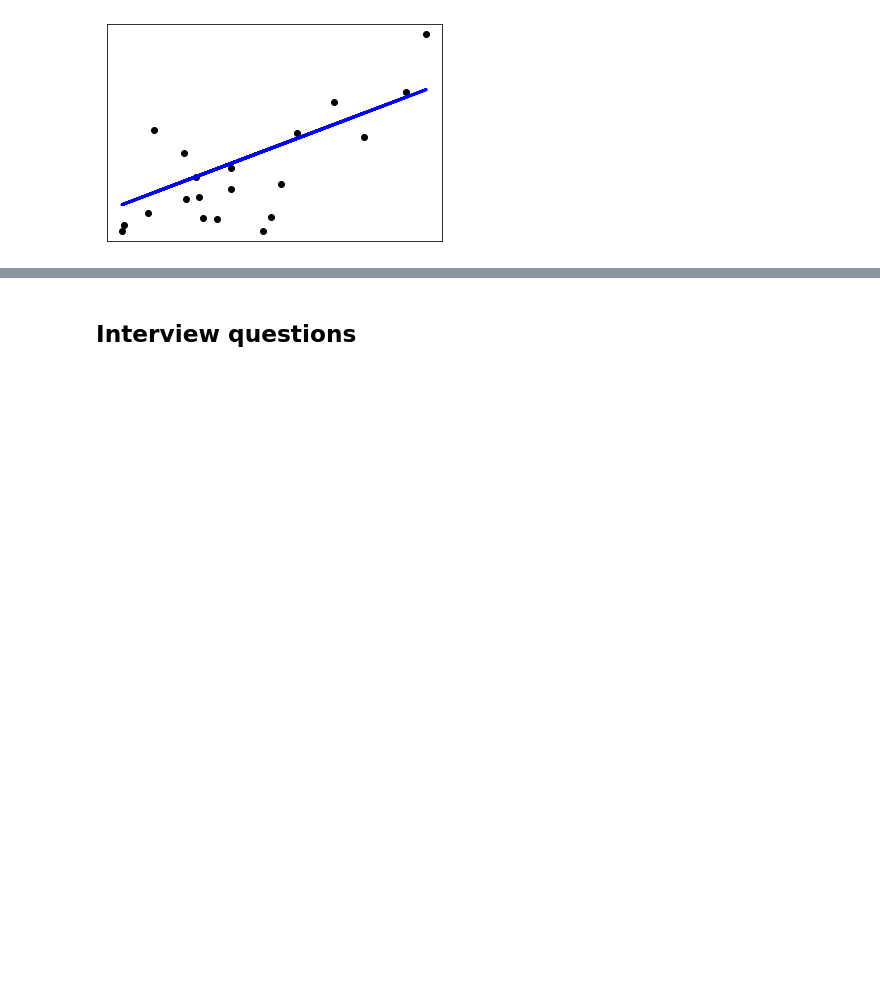
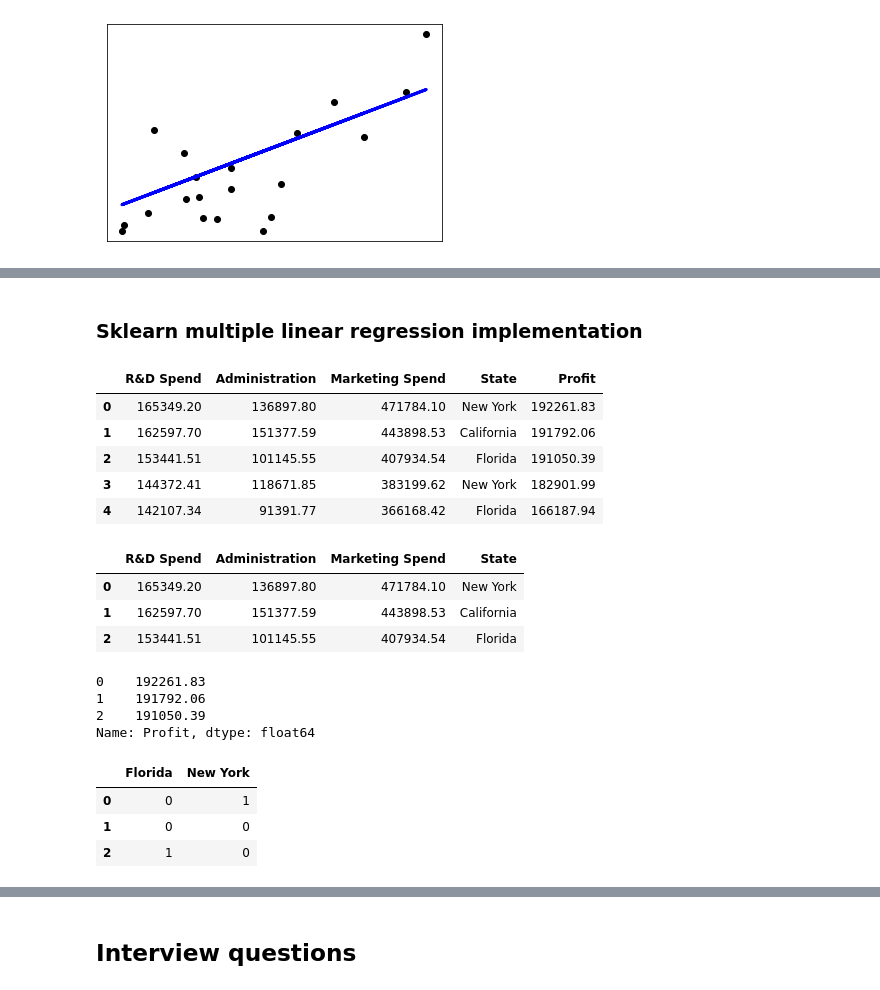
Before and after one commit to tigju/Machine-Learning-Algorithms, a Jupyter notebook: linear_regression.ipynb, the cells around one changed output, grey strips where cells are left out. Cells and saved outputs as stored; diff of their text form; code cells hidden in the pictures; blank space fills up the shorter version.

Commit message:
Add dataset 50_startups for the linear regression problem

```diff
--- a/linear_regression.ipynb
+++ b/linear_regression.ipynb
@@ -139,0 +150,2 @@ Coefficient of determination: 0.47
+# %% [markdown]
+### Sklearn multiple linear regression implementation
@@ -139,0 +156,12 @@ Coefficient of determination: 0.47
+# %%
+# importing dataset
+df = pd.read_csv("datasets/50_Startups.csv")
+
+df.head()
+# %% [output]
+|  | R&D Spend | Administration | Marketing Spend | State | Profit |
+| 0 | 165349.20 | 136897.80 | 471784.10 | New York | 192261.83 |
+| 1 | 162597.70 | 151377.59 | 443898.53 | California | 191792.06 |
+| 2 | 153441.51 | 101145.55 | 407934.54 | Florida | 191050.39 |
+| 3 | 144372.41 | 118671.85 | 383199.62 | New York | 182901.99 |
+| 4 | 142107.34 | 91391.77 | 366168.42 | Florida | 166187.94 |
@@ -139,0 +172,27 @@ Coefficient of determination: 0.47
+# %%
+X.head(3)
+# %% [output]
+|  | R&D Spend | Administration | Marketing Spend | State |
+| 0 | 165349.20 | 136897.80 | 471784.10 | New York |
+| 1 | 162597.70 | 151377.59 | 443898.53 | California |
+| 2 | 153441.51 | 101145.55 | 407934.54 | Florida |
+# %%
+y.head(3)
+# %% [output]
+0    192261.83
+1    191792.06
+2    191050.39
+Name: Profit, dtype: float64
+# %%
+# convert states column into categorical columns with the dummy variable, and
+# drop_first=true for the dummy variable trap (if two features are 0, the third will be one)
+
+states = pd.get_dummies(X['State'], drop_first=True)
+
+
+states.head(3) ## where Florida and New York is zero, then it will be California
+# %% [output]
+|  | Florida | New York |
+| 0 | 0 | 1 |
+| 1 | 0 | 0 |
+| 2 | 1 | 0 |
```
Also changed, not shown: parts of 15 cells of this notebook, 2 other files.
